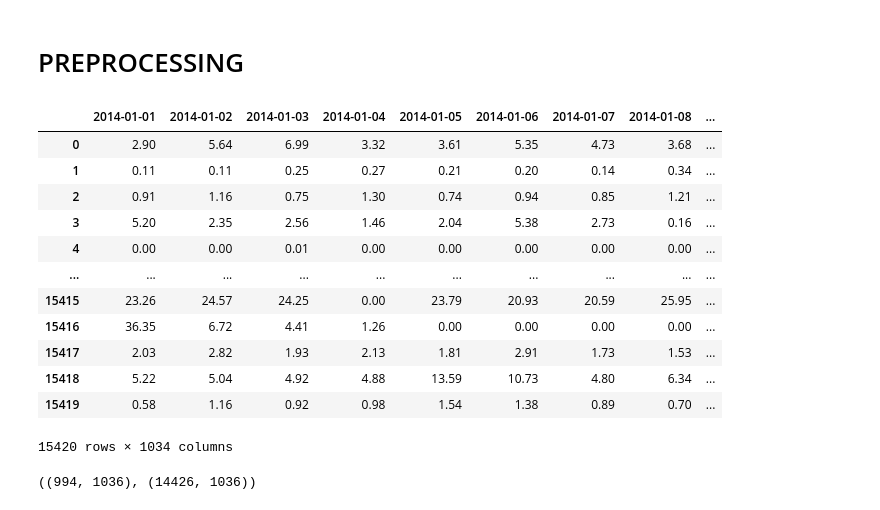
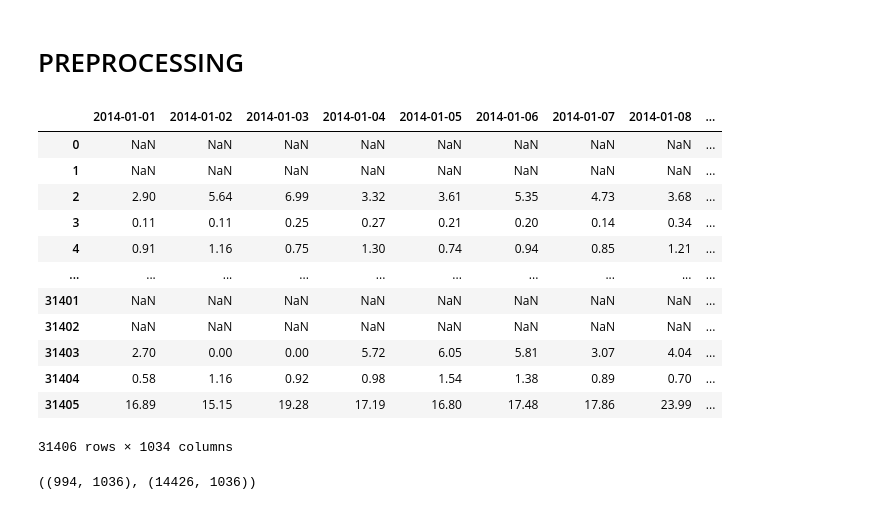
Before and after one commit to d41sys/electric-theft-detection, a Jupyter notebook: notebooks/preprocessing.ipynb, the cells around one changed output. Saved outputs shown, nothing was run; the diff lists cells and outputs as text; code cells hidden in the pictures.

```diff
--- a/notebooks/preprocessing.ipynb
+++ b/notebooks/preprocessing.ipynb
@@ -72,7 +72,7 @@ print(sys.path)
 # %%
 # https://github.com/yvesheri4/Identification-of-Electricity-Theft
 
-threshold = 31  # Set the threshold for NaN values
+threshold = 700  # Set the threshold for NaN values
 
 # Load the data
 rawData = pd.read_csv('../data/data.csv')
@@ -82,45 +82,45 @@ infoData['FLAG'] = rawData['FLAG']
 infoData['CONS_NO'] = rawData['CONS_NO']
 data = rawData.drop(['FLAG', 'CONS_NO'], axis=1)
 
 # Process Data
 # change column name to dates(2014/1/1 to 2014-01-01)
 data.columns = pd.to_datetime(data.columns)  #columns reindexing according to dates
 data = data.reindex(sorted(data.columns), axis=1)   # sort data accoding to date(as previusoly column are unsorted)
 
 #droping duplicate row (31683 if not using)
 dropIndex = data[data.duplicated()].index  # duplicates drop
 data = data.drop(dropIndex, axis=0)
 infoData = infoData.drop(dropIndex, axis=0)
 
 # Get index of rows with more than 600 NaNs
 overthreshhold_index = data[data.isnull().sum(axis=1) > threshold].index
 data = data.drop(overthreshhold_index)
 infoData = infoData.drop(overthreshhold_index, axis=0)
 
 #removing row with all zero(Nan) value
 zeroIndex = data[(data.sum(axis=1) == 0)].index  # zero rows drop
 data = data.drop(zeroIndex, axis=0)
 infoData = infoData.drop(zeroIndex, axis=0)
 
 # reindex row name (as some row has been remove till this step due to duplicate or all nan values)
 data.reset_index(inplace=True, drop=True)  # index sorting
 infoData.reset_index(inplace=True, drop=True)
 
 data
 # %% [output]
 |  | 2014-01-01 | 2014-01-02 | 2014-01-03 | 2014-01-04 | 2014-01-05 | 2014-01-06 | 2014-01-07 | 2014-01-08 | ... |
-| 0 | 2.90 | 5.64 | 6.99 | 3.32 | 3.61 | 5.35 | 4.73 | 3.68 | ... |
-| 1 | 0.11 | 0.11 | 0.25 | 0.27 | 0.21 | 0.20 | 0.14 | 0.34 | ... |
-| 2 | 0.91 | 1.16 | 0.75 | 1.30 | 0.74 | 0.94 | 0.85 | 1.21 | ... |
-| 3 | 5.20 | 2.35 | 2.56 | 1.46 | 2.04 | 5.38 | 2.73 | 0.16 | ... |
-| 4 | 0.00 | 0.00 | 0.01 | 0.00 | 0.00 | 0.00 | 0.00 | 0.00 | ... |
+| 0 | NaN | NaN | NaN | NaN | NaN | NaN | NaN | NaN | ... |
+| 1 | NaN | NaN | NaN | NaN | NaN | NaN | NaN | NaN | ... |
+| 2 | 2.90 | 5.64 | 6.99 | 3.32 | 3.61 | 5.35 | 4.73 | 3.68 | ... |
+| 3 | 0.11 | 0.11 | 0.25 | 0.27 | 0.21 | 0.20 | 0.14 | 0.34 | ... |
+| 4 | 0.91 | 1.16 | 0.75 | 1.30 | 0.74 | 0.94 | 0.85 | 1.21 | ... |
 | ... | ... | ... | ... | ... | ... | ... | ... | ... | ... |
-| 15415 | 23.26 | 24.57 | 24.25 | 0.00 | 23.79 | 20.93 | 20.59 | 25.95 | ... |
-| 15416 | 36.35 | 6.72 | 4.41 | 1.26 | 0.00 | 0.00 | 0.00 | 0.00 | ... |
-| 15417 | 2.03 | 2.82 | 1.93 | 2.13 | 1.81 | 2.91 | 1.73 | 1.53 | ... |
-| 15418 | 5.22 | 5.04 | 4.92 | 4.88 | 13.59 | 10.73 | 4.80 | 6.34 | ... |
-| 15419 | 0.58 | 1.16 | 0.92 | 0.98 | 1.54 | 1.38 | 0.89 | 0.70 | ... |
+| 31401 | NaN | NaN | NaN | NaN | NaN | NaN | NaN | NaN | ... |
+| 31402 | NaN | NaN | NaN | NaN | NaN | NaN | NaN | NaN | ... |
+| 31403 | 2.70 | 0.00 | 0.00 | 5.72 | 6.05 | 5.81 | 3.07 | 4.04 | ... |
+| 31404 | 0.58 | 1.16 | 0.92 | 0.98 | 1.54 | 1.38 | 0.89 | 0.70 | ... |
+| 31405 | 16.89 | 15.15 | 19.28 | 17.19 | 16.80 | 17.48 | 17.86 | 23.99 | ... |
-15420 rows × 1034 columns
+31406 rows × 1034 columns
 # %%
 # df_complete = pd.concat([infoData, data], axis=1)
 
```
Also changed, not shown: parts of 31 cells of this notebook, 46 other files.
